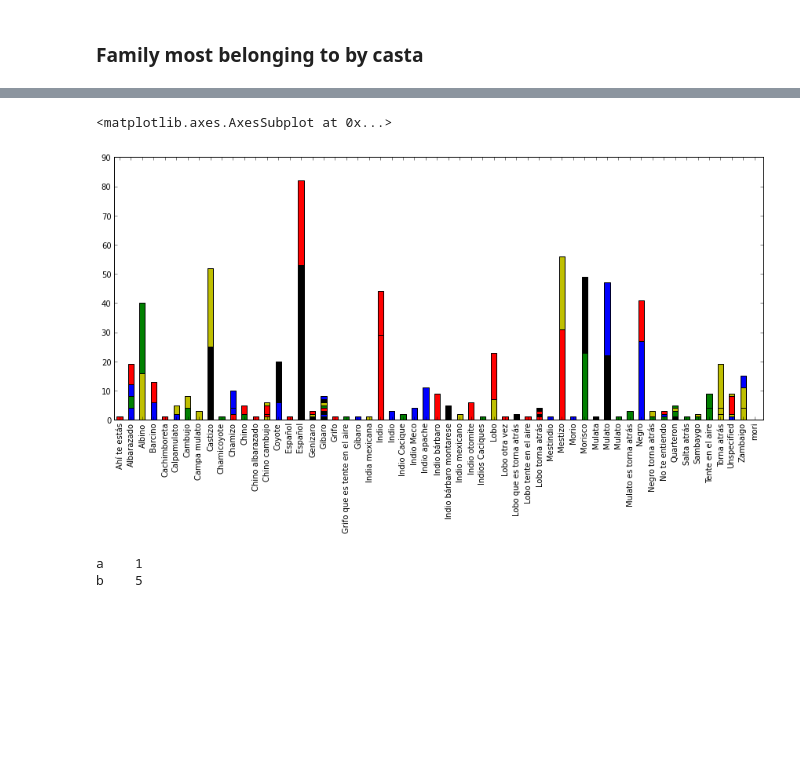
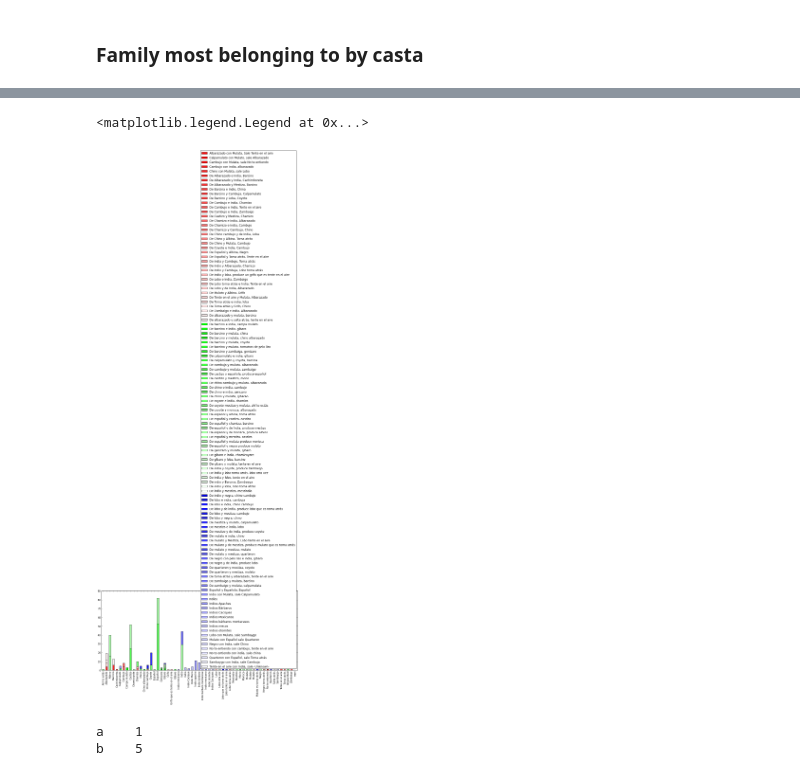
Before and after one commit to mavillard/castas, a Jupyter notebook: analysis.ipynb, the cells around one changed output, grey strips where cells are left out. Drawn from its saved outputs; the diff is of its cells as text; code cells hidden in the pictures; blank space fills up the shorter version.

Commit message:
Family most belonging to by casta

```diff
--- a/analysis.ipynb
+++ b/analysis.ipynb
@@ -424,6 +424,7 @@ characters_by_family_sr.plot(kind='bar')
 ### Family most belonging to by casta
 # %%
 families_by_casta = {}
+families = node_dict_by_type(castas)[a['family']]
 all_castas = characters_by_casta.keys()
 for casta in all_castas:
     castas_by_character = {}
@@ -514,12 +515,17 @@ def castas_by_family_top(castas_by_family, n):
                 castas_by_family_top_n[family][casta] = 0
     return castas_by_family_top_n
 castas_by_family_top_n = castas_by_family_top(castas_by_family, 2)
+# %%
+num_colors = len(families)
+cm = get_cmap('gist_rainbow')
+my_colors = [cm(1.*i/num_colors) for i in range(num_colors)]
 # %%
 castas_by_family_df = pd.DataFrame(castas_by_family_top_n)
-castas_by_family_df.plot(kind='bar', stacked=True, legend=False)
+ax = castas_by_family_df.plot(kind='bar', stacked=True, color=my_colors, legend=False)
+ax.legend(loc='upper center', bbox_to_anchor=(0.5, -0.3), fancybox=True, shadow=True, ncol=5, prop={'size':6})
 # %% [output]
-<matplotlib.axes.AxesSubplot at 0x...>
+<matplotlib.legend.Legend at 0x...>
-[figure, old version]
+[figure, new version]
 # %%
 d1={'a':1, 'b':5}
 d2={'a':2, 'c':9}
```
Also changed, not shown: parts of 5 cells of this notebook.
